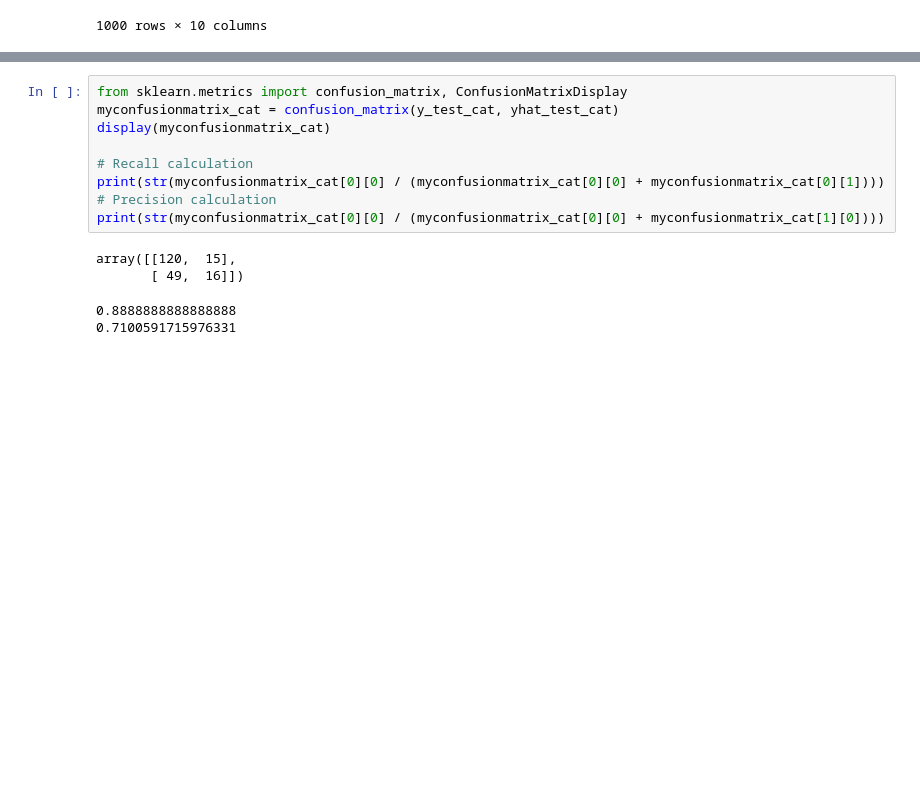
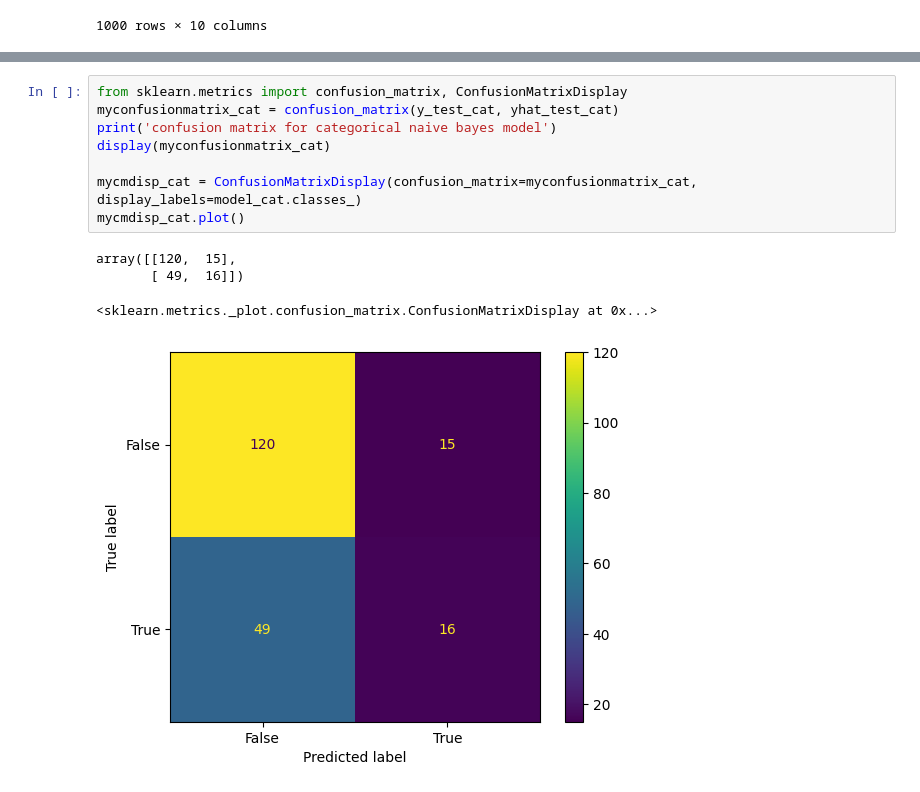
Before and after one commit to smsophiemi/ECS-171-Final-Project, a Jupyter notebook: Project.ipynb, the cells around one changed output, grey strips where cells are left out. Saved outputs shown, nothing was run; the diff lists cells and outputs as text; blank space fills up the shorter version.

```diff
--- a/Project.ipynb
+++ b/Project.ipynb
@@ -229,16 +246,15 @@ Compare Training and Testing Error
 # %%
 from sklearn.metrics import confusion_matrix, ConfusionMatrixDisplay
 myconfusionmatrix_cat = confusion_matrix(y_test_cat, yhat_test_cat)
+print('confusion matrix for categorical naive bayes model')
 display(myconfusionmatrix_cat)
 
-# Recall calculation
-print(str(myconfusionmatrix_cat[0][0] / (myconfusionmatrix_cat[0][0] + myconfusionmatrix_cat[0][1])))
-# Precision calculation
-print(str(myconfusionmatrix_cat[0][0] / (myconfusionmatrix_cat[0][0] + myconfusionmatrix_cat[1][0])))
+mycmdisp_cat = ConfusionMatrixDisplay(confusion_matrix=myconfusionmatrix_cat, display_labels=model_cat.classes_)
+mycmdisp_cat.plot()
 # %% [output]
 array([[120,  15],
        [ 49,  16]])
-0.8888888888888888
-0.7100591715976331
+<sklearn.metrics._plot.confusion_matrix.ConfusionMatrixDisplay at 0x...>
+[figure, added]
 # %%
 myconfusionmatrix_num = confusion_matrix(y_test_num, yhat_test_num)
```
Also changed, not shown: parts of 15 cells of this notebook.
